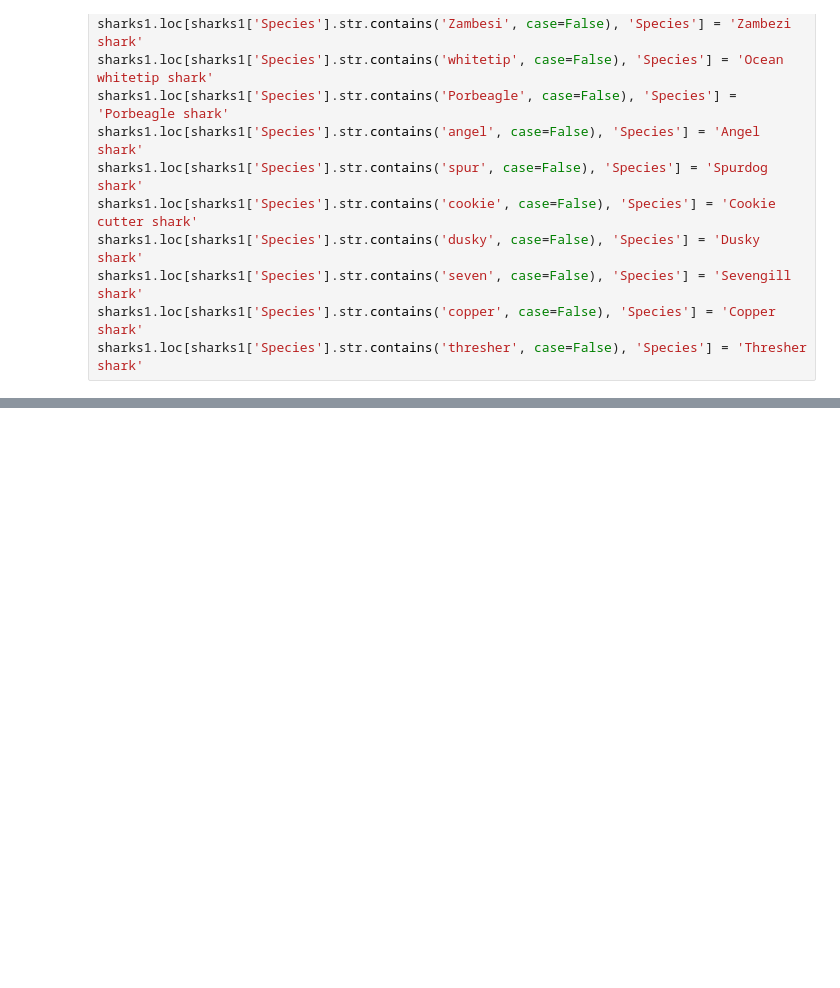
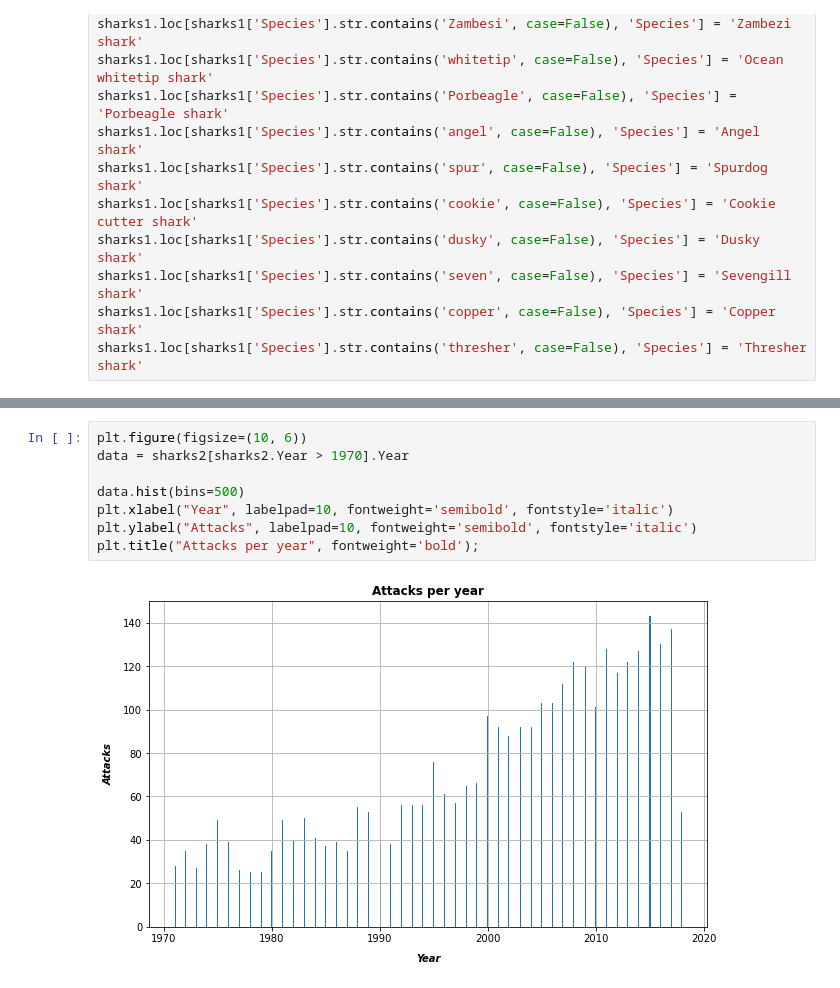
Before and after one commit to Baker-man/Proyecto_limpieza_sharks, a Jupyter notebook: src/clean.ipynb, the cells around one changed output, grey strips where cells are left out. Saved outputs shown, nothing was run; the diff lists cells and outputs as text; blank space fills up the shorter version.

```diff
--- a/src/clean.ipynb
+++ b/src/clean.ipynb
@@ -926,0 +1010,10 @@ memory usage: 9.5 MB
+# %%
+plt.figure(figsize=(10, 6))
+data = sharks2[sharks2.Year > 1970].Year
+
+data.hist(bins=500)
+plt.xlabel("Year", labelpad=10, fontweight='semibold', fontstyle='italic')
+plt.ylabel("Attacks", labelpad=10, fontweight='semibold', fontstyle='italic')
+plt.title("Attacks per year", fontweight='bold');
+# %% [output]
+[figure, added]
```
Also changed, not shown: parts of 57 cells of this notebook, 1 other file.
